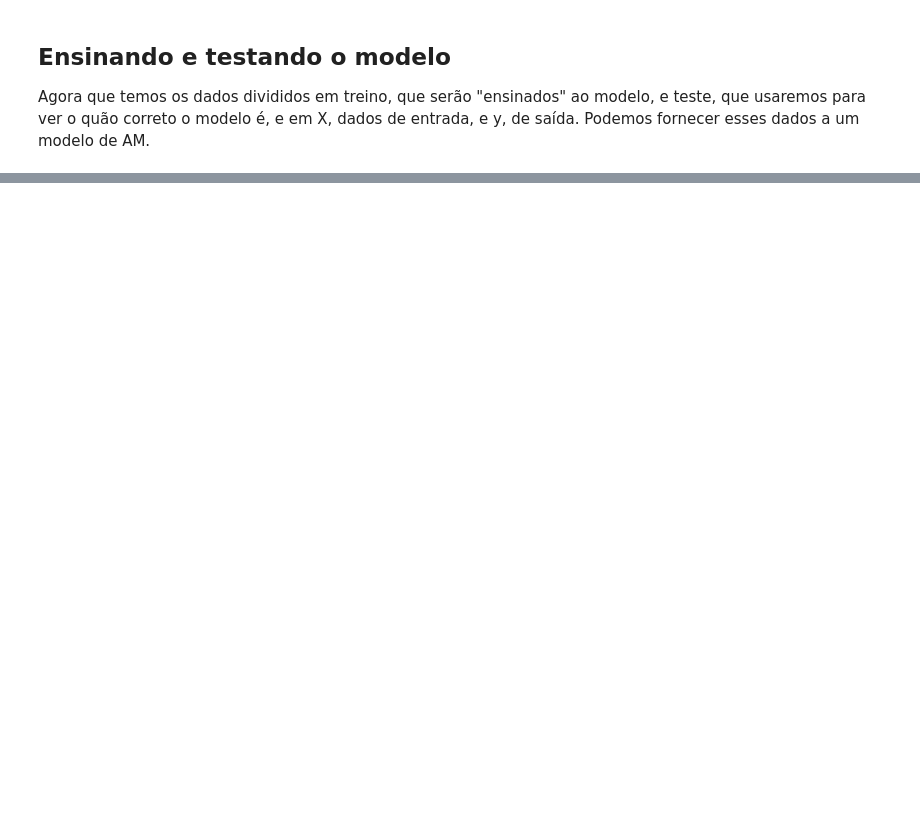
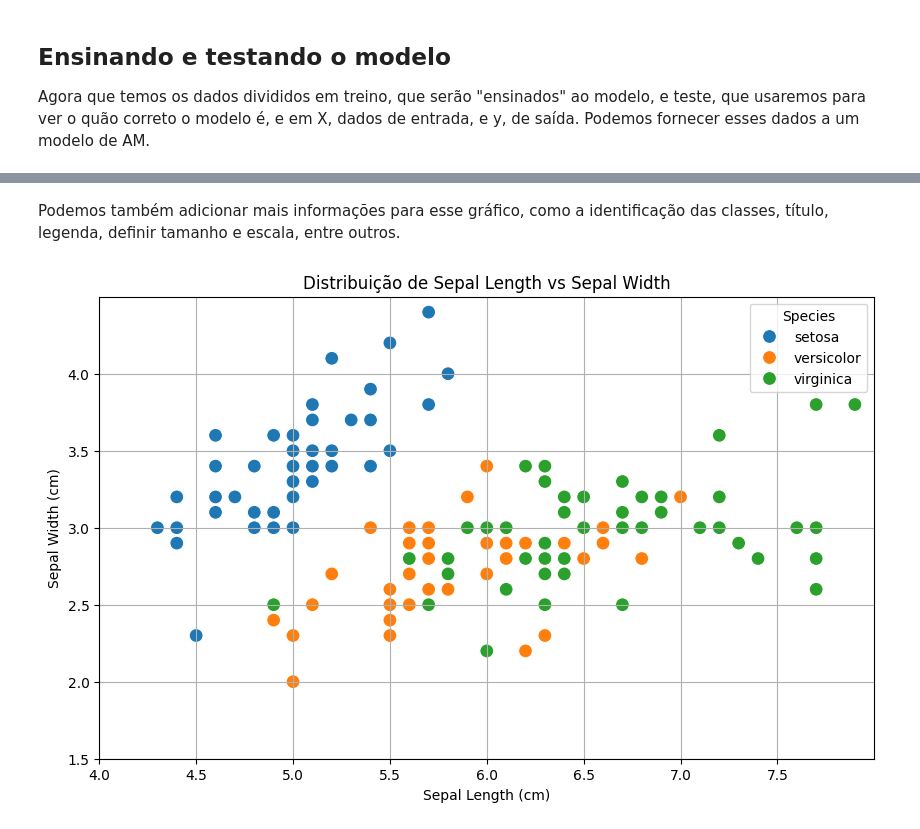
Before and after one commit to henriquemargotte/Aprendizado-de-Maquina-2025-2, a Jupyter notebook: Lab1/lab1.ipynb, the cells around one changed output, grey strips where cells are left out. Saved outputs shown, nothing was run; the diff lists cells and outputs as text; code cells hidden in the pictures; blank space fills up the shorter version.

```diff
--- a/Lab1/lab1.ipynb
+++ b/Lab1/lab1.ipynb
@@ -80,0 +352,17 @@ Resultados do modelo:
+# %% [markdown]
+Podemos também adicionar mais informações para esse gráfico, como a identificação das classes, título, legenda, definir tamanho e escala, entre outros.
+# %%
+plt.figure(figsize=(10, 6))  # Define o tamanho da figura
+sns.scatterplot(x='sepal length (cm)', y='sepal width (cm)', hue='species', data=iris_df, s=100)  # Plota o gráfico de dispersão com cores por espécie
+plt.title('Distribuição de Sepal Length vs Sepal Width')  # Título do gráfico
+plt.xlabel('Sepal Length (cm)') # Rótulo do eixo X
+plt.ylabel('Sepal Width (cm)')  # Rótulo do eixo Y
+plt.xlim(4, 8)  # Define os limites do eixo X
+plt.ylim(1.5, 4.5)  # Define os limites do eixo Y
+plt.xticks(np.arange(4, 8, 0.5))  # Define os ticks do eixo X
+plt.yticks(np.arange(1.5, 4.5, 0.5))  # Define os ticks do eixo Y
+plt.legend(title='Species')  # Legenda do gráfico
+plt.grid(True) # Adiciona grade ao gráfico
+plt.show()  # Exibe o gráfico
+# %% [output]
+[figure, added]
```
Also changed, not shown: parts of 38 cells of this notebook.
